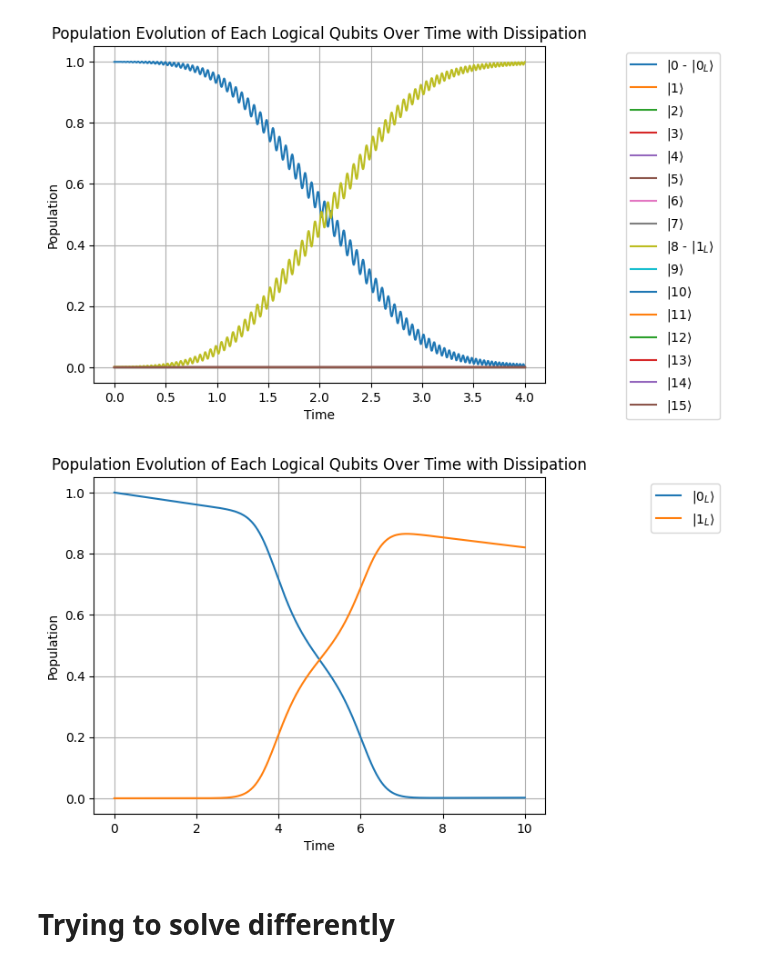
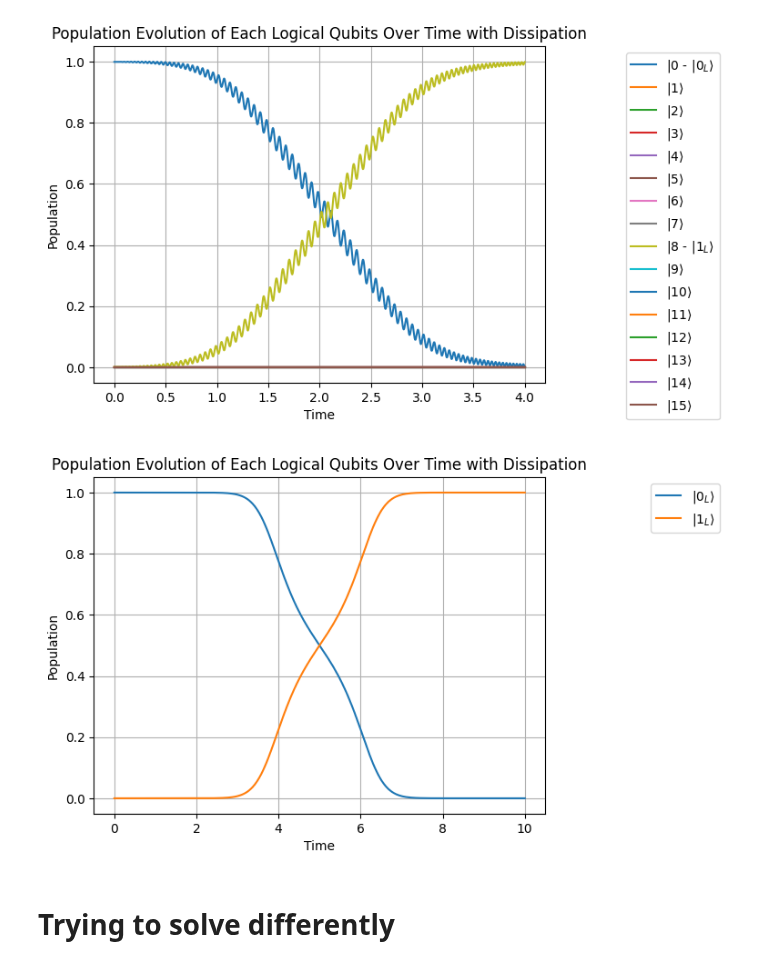
Before and after one commit to chenscheimq/QEC, a Jupyter notebook: EC3/RAP_stabilizers.ipynb, the cells around one changed output. Cells and saved outputs as stored; diff of their text form; code cells hidden in the pictures.

```diff
--- a/EC3/RAP_stabilizers.ipynb
+++ b/EC3/RAP_stabilizers.ipynb
@@ -590,38 +589,38 @@ omega_max = 50
 omega_t = omega_max * np.exp(-0.5 * ((t - T/2) / sigma) ** 2)
 delta_t = 2*omega_max*(t / (T/2) - 1)
 
-gamma_sqrt = 0.1
+gamma_sqrt = 0
 
 C_op = gamma_sqrt * sigmam()
 
 collapse_ops = [
     tensor(C_op, I, I, I),
     tensor(I, C_op, I, I),
     tensor(I, I, C_op, I),
     tensor(I, I, I, C_op)
 ]
 
 H_S = [[X_L, omega_t], [Z_L, delta_t], Hp]
 
 P0 = logical_zero*logical_zero.dag()
 P1 = logical_one*logical_one.dag()
 
 result = mesolve(H_S, logical_zero, t, c_ops=collapse_ops, e_ops=[P0, P1])
 
 pop_0 = result.expect[0]
 pop_1 = result.expect[1]
 
 plt.plot(t, pop_0, label=r'$|0_{L}\rangle$')
 plt.plot(t, pop_1, label=r'$|1_{L}\rangle$')
 
 plt.xlabel('Time')
 plt.ylabel('Population')
 plt.title('Population Evolution of Each Logical Qubits Over Time with Dissipation')
 plt.legend(loc='upper right', bbox_to_anchor=(1.4, 1))
 plt.grid()
 plt.show()
 # %% [output]
-[figure, old version]
+[figure, new version]
 # %% [markdown]
 # Trying to solve differently
 # %%
```
Also changed, not shown: parts of 1 cell of this notebook, 7 other files.
